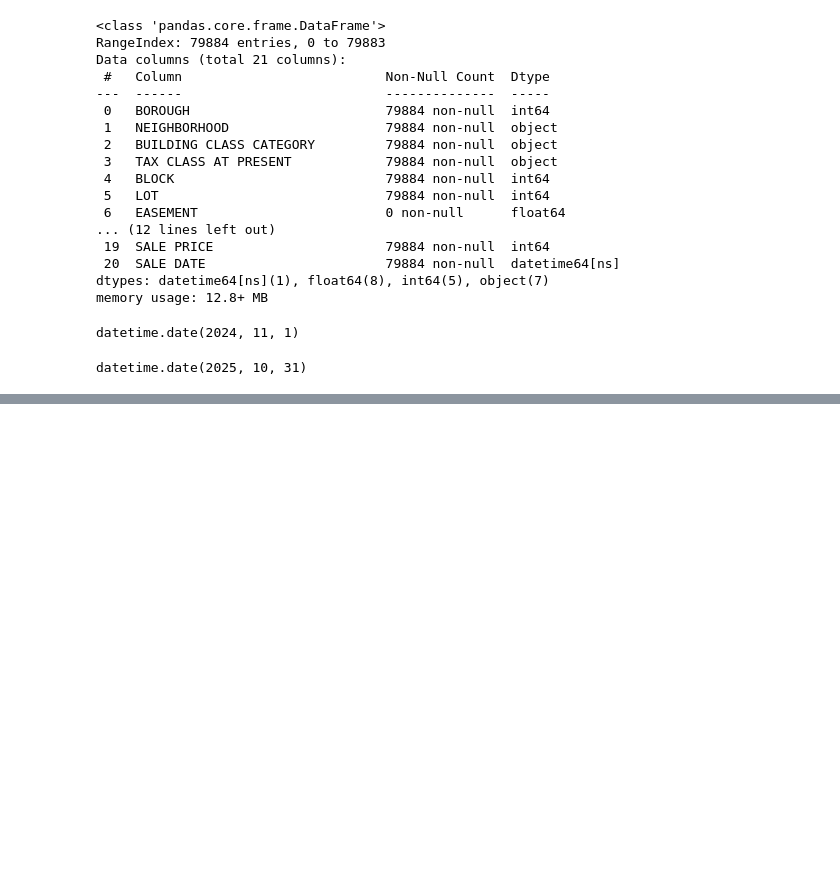
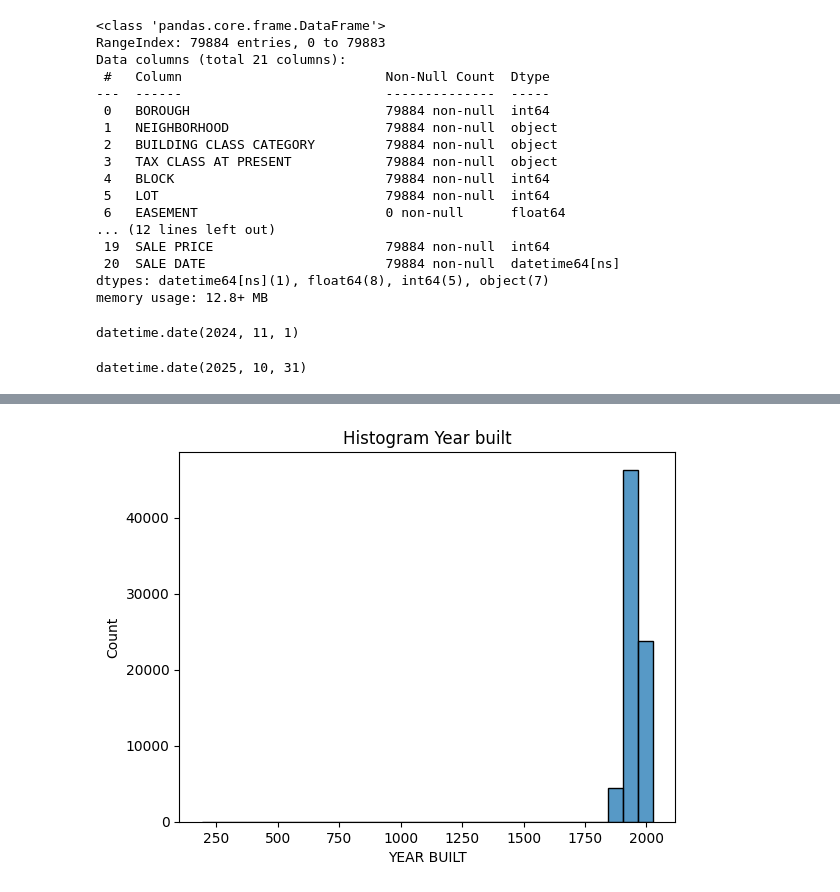
Before and after one commit to Gitzav/role_of_data_preparation, a Jupyter notebook: Data_preparation.ipynb, the cells around one changed output, grey strips where cells are left out. Saved outputs shown, nothing was run; the diff lists cells and outputs as text; code cells hidden in the pictures; blank space fills up the shorter version.

```diff
--- a/Data_preparation.ipynb
+++ b/Data_preparation.ipynb
@@ -61,0 +66,6 @@ memory usage: 5.8+ KB
+# %%
+sns.histplot(df['YEAR BUILT'], bins=30, kde=False)
+plt.title("Histogram Year built")
+plt.show()
+# %% [output]
+[figure, added]
```
Also changed, not shown: parts of 6 cells of this notebook.
